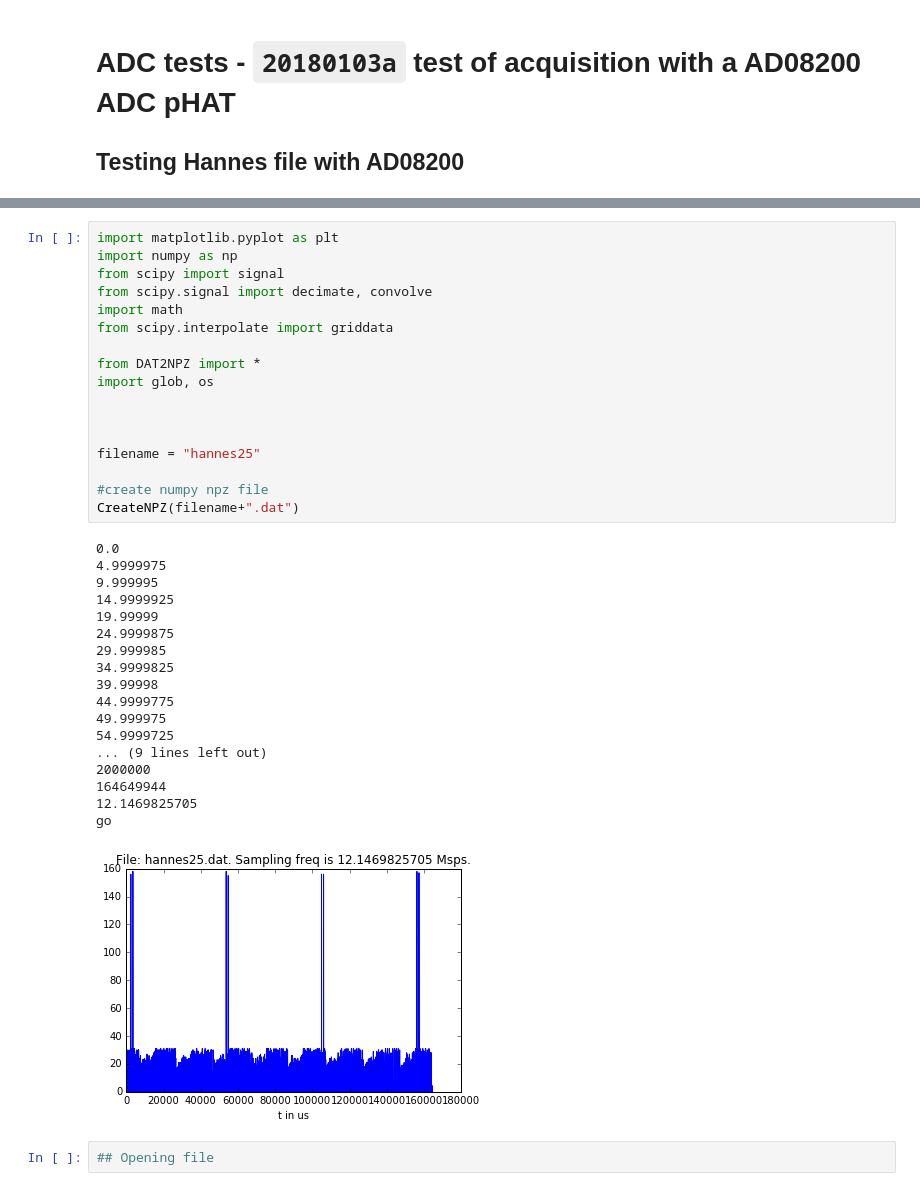
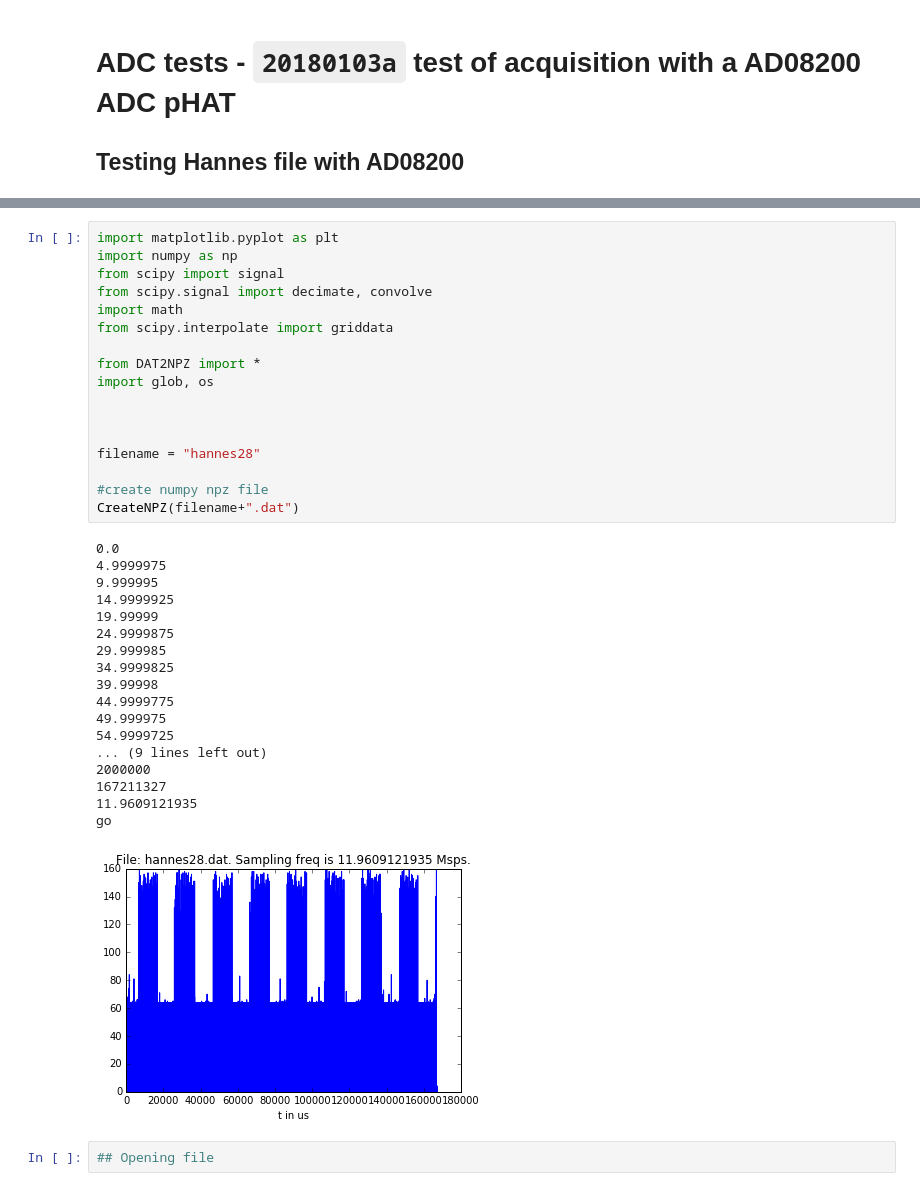
Before and after one commit to jtwiefel/ultraschallprojekt, a Jupyter notebook: rawdata/20180206_jt.ipynb, the cells around one changed output, grey strips where cells are left out. Cells and saved outputs as stored; diff of their text form.

Commit message:
changed scope to 400x5000, recorded data with new scope, tried to visualize data

```diff
--- a/rawdata/20180206_jt.ipynb
+++ b/rawdata/20180206_jt.ipynb
@@ -35,37 +28,37 @@ import matplotlib.pyplot as plt
 import numpy as np
 from scipy import signal
 from scipy.signal import decimate, convolve
 import math
 from scipy.interpolate import griddata
 
 from DAT2NPZ import *
 import glob, os
 
 
 
-filename = "hannes25"
+filename = "hannes28"
 
 #create numpy npz file
 CreateNPZ(filename+".dat")
 # %% [output]
 0.0
 4.9999975
 9.999995
 14.9999925
 19.99999
 24.9999875
 29.999985
 34.9999825
 39.99998
 44.9999775
 49.999975
 54.9999725
 ... (9 lines left out)
 2000000
-164649944
-12.1469825705
+167211327
+11.9609121935
 go
-[figure, old version]
+[figure, new version]
 # %%
 ## Opening file
 # %%
```
Also changed, not shown: parts of 14 cells of this notebook, 25 other files.
